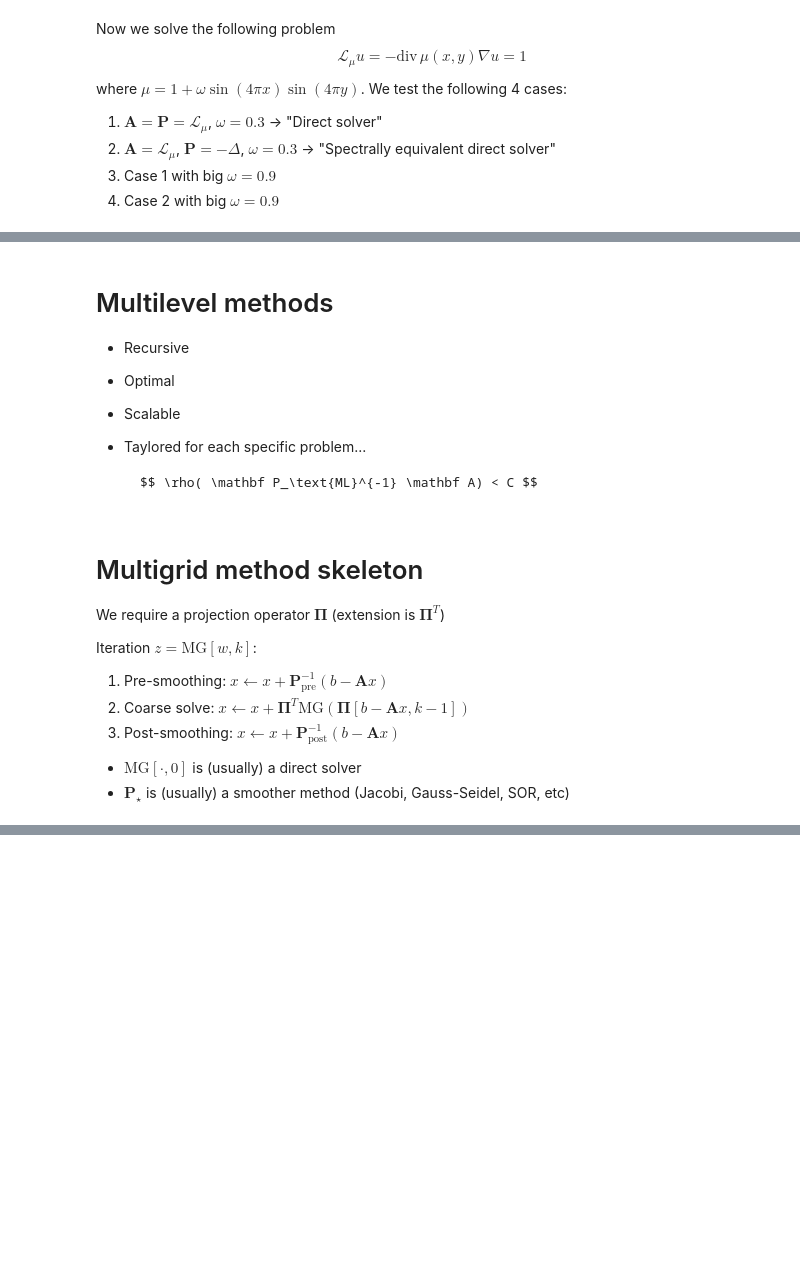
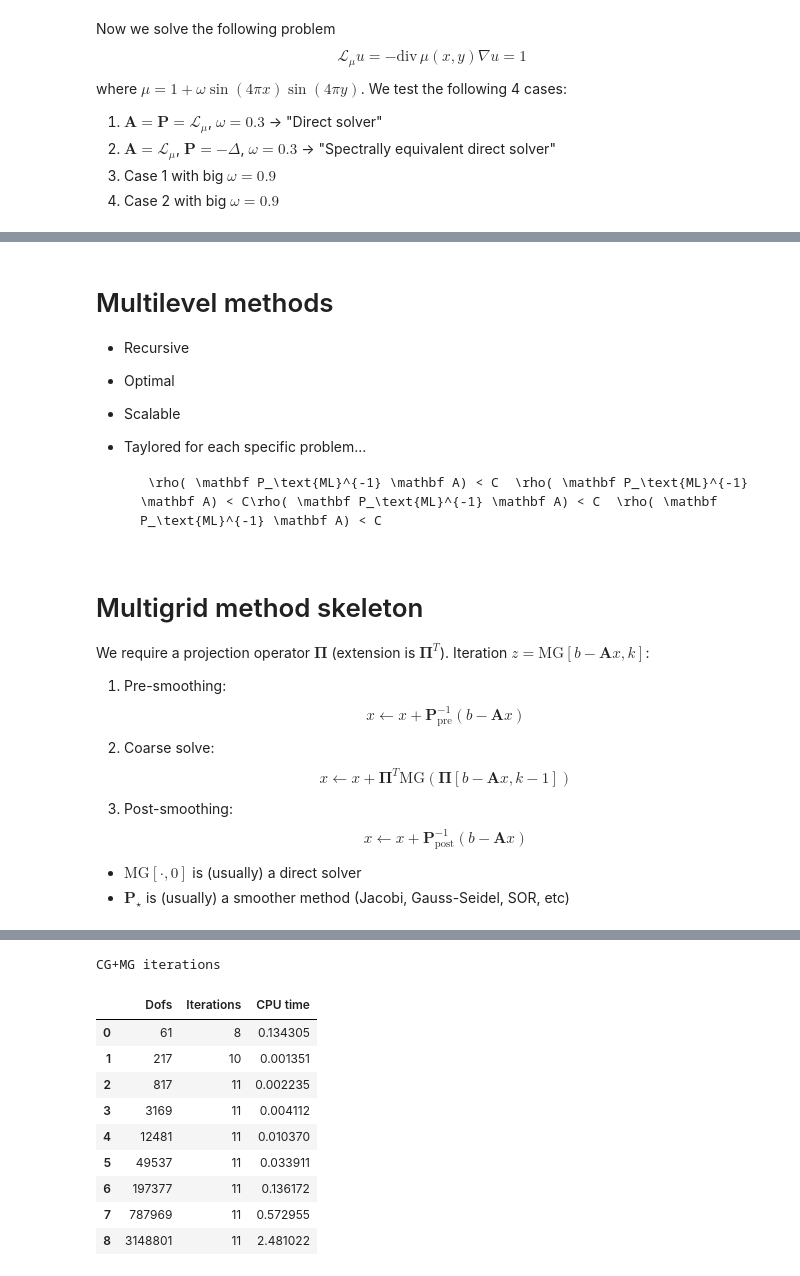
Before and after one commit to ManuelSanchezUribe/EMI2024, a Jupyter notebook: notebooks/04_Modulo/04_Optimal_Preconditioners.ipynb, the cells around one changed output, grey strips where cells are left out. Cells and saved outputs as stored; diff of their text form; code cells hidden in the pictures; blank space fills up the shorter version.

```diff
--- a/notebooks/04_Modulo/04_Optimal_Preconditioners.ipynb
+++ b/notebooks/04_Modulo/04_Optimal_Preconditioners.ipynb
@@ -177,16 +172,14 @@ Number of CG iterations
 - Scalable
 - Taylored for each specific problem...
 
-      $$ \rho( \mathbf P_\text{ML}^{-1} \mathbf A) < C $$
+       \rho( \mathbf P_\text{ML}^{-1} \mathbf A) < C  \rho( \mathbf P_\text{ML}^{-1} \mathbf A) < C\rho( \mathbf P_\text{ML}^{-1} \mathbf A) < C  \rho( \mathbf P_\text{ML}^{-1} \mathbf A) < C
 # %% [markdown]
 # Multigrid method skeleton
 
-We require a projection operator $\mathbf \Pi$ (extension is $\mathbf \Pi^T$)
-
-Iteration $z = \mathrm{MG}[w, k]$:
-1. Pre-smoothing: $ x \leftarrow x + \mathbf P_\text{pre}^{-1}(b - \mathbf A x) $
-2. Coarse solve: $ x \leftarrow x + \mathbf \Pi^T \mathrm{MG}(\mathbf \Pi[b - \mathbf A x, k-1]) $
-3. Post-smoothing: $ x \leftarrow x + \mathbf P_\text{post}^{-1}(b - \mathbf A x) $
+We require a projection operator $\mathbf \Pi$ (extension is $\mathbf \Pi^T$). Iteration $z = \mathrm{MG}[b - \mathbf A x, k]$:
+1. Pre-smoothing: $$ x \leftarrow x + \mathbf P_\text{pre}^{-1}(b - \mathbf A x) $$
+2. Coarse solve: $$ x \leftarrow x + \mathbf \Pi^T \mathrm{MG}(\mathbf \Pi[b - \mathbf A x, k-1]) $$
+3. Post-smoothing: $$ x \leftarrow x + \mathbf P_\text{post}^{-1}(b - \mathbf A x) $$
 
 - $\mathrm{MG}[\cdot, 0]$ is (usually) a direct solver
 - $\mathbf P_{\star}$ is (usually) a smoother method (Jacobi, Gauss-Seidel, SOR, etc)
@@ -200,11 +193,8 @@ class MGPreconditioner(BaseMatrix):
         self.level = level
         self.mat = mat
         self.coarsepre = coarsepre
-        if level > 0:
-            self.localpre = mat.CreateSmoother(fes.FreeDofs())
-        else:
-            self.localpre = mat.Inverse(fes.FreeDofs())
-
+        self.localpre = mat.CreateSmoother(fes.FreeDofs()) \
+                            if level > 0 else mat.Inverse(fes.FreeDofs())
     def Mult (self, d, w):
         if self.level == 0:
             w.data = self.localpre * d
@@ -224,6 +214,7 @@ class MGPreconditioner(BaseMatrix):
     def CreateVector (self, col):
         return self.localpre.CreateVector(col)
 # %%
+from time import perf_counter as time
 mesh = Mesh(unit_square.GenerateMesh(maxh=0.3))
 
 fes = H1(mesh,order=1, dirichlet=".*", autoupdate=True)
@@ -235,17 +226,34 @@ from ngsolve.krylovspace import CGSolver
 
 dofs = []
 iterations = []
+times = []
 levels = 9
 for l in range(levels):
     mesh.Refine()
     a.Assemble()
+    t0 = time()
     pre = MGPreconditioner(fes,l+1, a.mat, pre)
     inv = CGSolver(mat=a.mat, pre=pre, printrates=False, maxiter=200, tol=1e-8)
     f = LinearForm(1*v*dx).Assemble()
     gf = GridFunction(fes)
     gf.vec.data = inv * f.vec
+    tf = time() - t0
     dofs.append(fes.ndofglobal)
     iterations.append(inv.iterations)
+    times.append(tf)
 # %%
-tab3 = pd.DataFrame({'Dofs': dofs, 'Iterations': iterations})
-tab3 = tab3.style.set_caption('CG+MG iterations')
+tab3 = pd.DataFrame({'Dofs': dofs, 'Iterations': iterations, 'CPU time': times})
+display = tab3.style.set_properties(**{'text-align': 'center'}).set_caption('CG+MG iterations')
+display
+# %% [output]
+CG+MG iterations
+|  | Dofs | Iterations | CPU time |
+| 0 | 61 | 8 | 0.134305 |
+| 1 | 217 | 10 | 0.001351 |
+| 2 | 817 | 11 | 0.002235 |
+| 3 | 3169 | 11 | 0.004112 |
+| 4 | 12481 | 11 | 0.010370 |
+| 5 | 49537 | 11 | 0.033911 |
+| 6 | 197377 | 11 | 0.136172 |
+| 7 | 787969 | 11 | 0.572955 |
+| 8 | 3148801 | 11 | 2.481022 |
```
Also changed, not shown: parts of 10 cells of this notebook, 4 other files.
